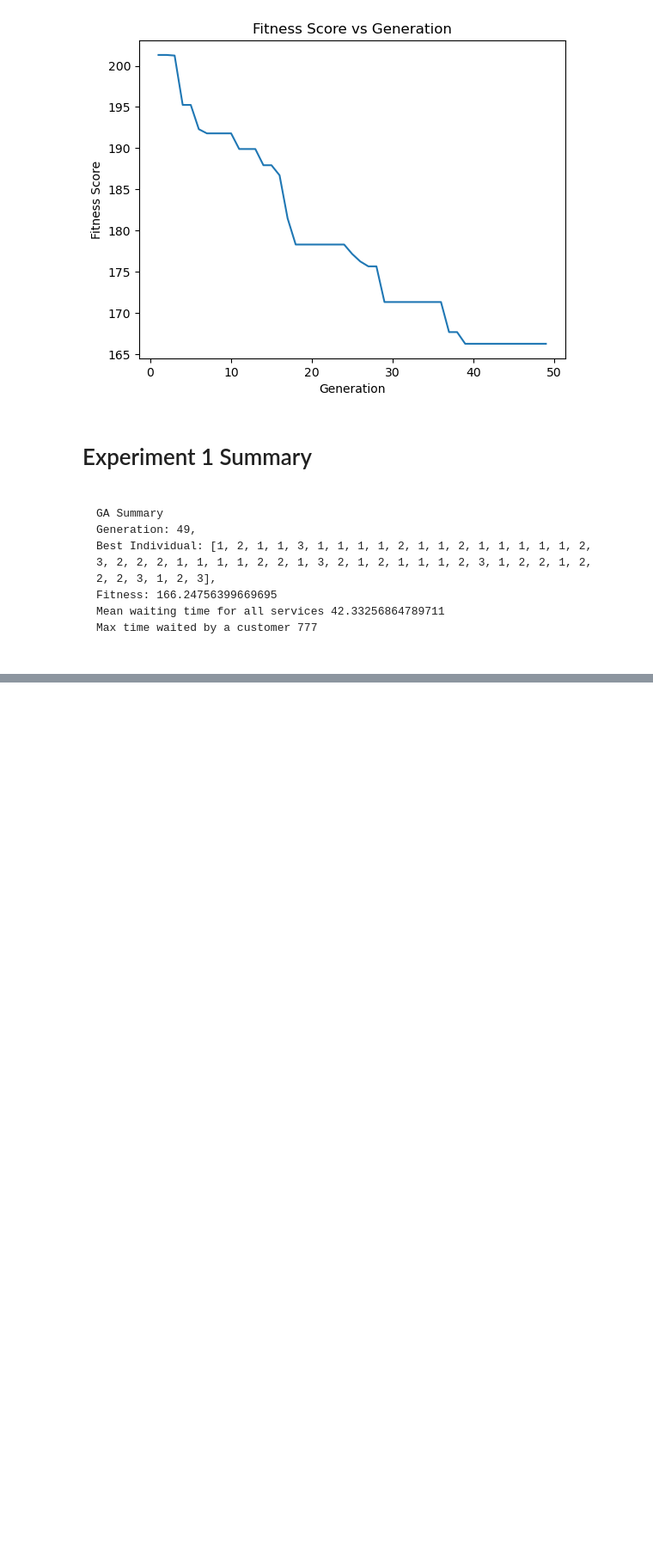
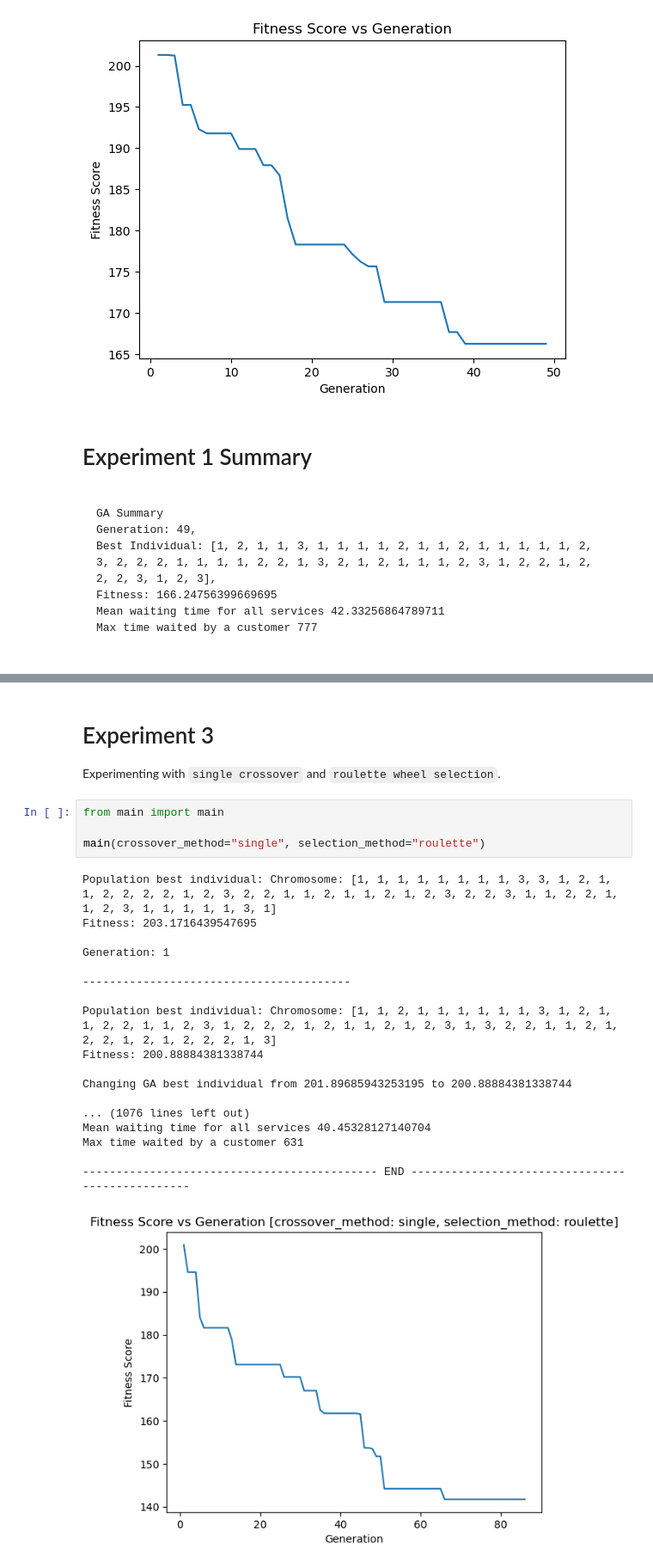
Before and after one commit to ajulthomas/soft-computing, a Jupyter notebook: assignment-2_test/u3253992_ajul_thomas.ipynb, the cells around one changed output, grey strips where cells are left out. Shown: that part at 86% size. Cells and saved outputs as stored; diff of their text form; blank space fills up the shorter version.

```diff
--- a/assignment-2_test/u3253992_ajul_thomas.ipynb
+++ b/assignment-2_test/u3253992_ajul_thomas.ipynb
@@ -58,0 +102,27 @@ Max time waited by a customer 777
+# %% [markdown]
+# Experiment 3
+
+Experimenting with `single crossover` and `roulette wheel selection`.
+# %%
+from main import main
+
+main(crossover_method="single", selection_method="roulette")
+# %% [output]
+Population best individual: Chromosome: [1, 1, 1, 1, 1, 1, 1, 1, 3, 3, 1, 2, 1, 1, 2, 2, 2, 2, 1, 2, 3, 2, 2, 1, 1, 2, 1, 1, 2, 1, 2, 3, 2, 2, 3, 1, 1, 2, 2, 1, 1, 2, 3, 1, 1, 1, 1, 1, 3, 1]
+Fitness: 203.1716439547695
+
+Generation: 1
+
+----------------------------------------
+
+Population best individual: Chromosome: [1, 1, 2, 1, 1, 1, 1, 1, 1, 3, 1, 2, 1, 1, 2, 2, 1, 1, 2, 3, 1, 2, 2, 2, 1, 2, 1, 1, 2, 1, 2, 3, 1, 3, 2, 2, 1, 1, 2, 1, 2, 2, 1, 2, 1, 2, 2, 2, 1, 3]
+Fitness: 200.88884381338744
+
+Changing GA best individual from 201.89685943253195 to 200.88884381338744
+
+... (1076 lines left out)
+Mean waiting time for all services 40.45328127140704
+Max time waited by a customer 631
+
+-------------------------------------------- END ------------------------------------------------
+[figure, added]
```
Also changed, not shown: parts of 13 cells of this notebook, 6 other files.
